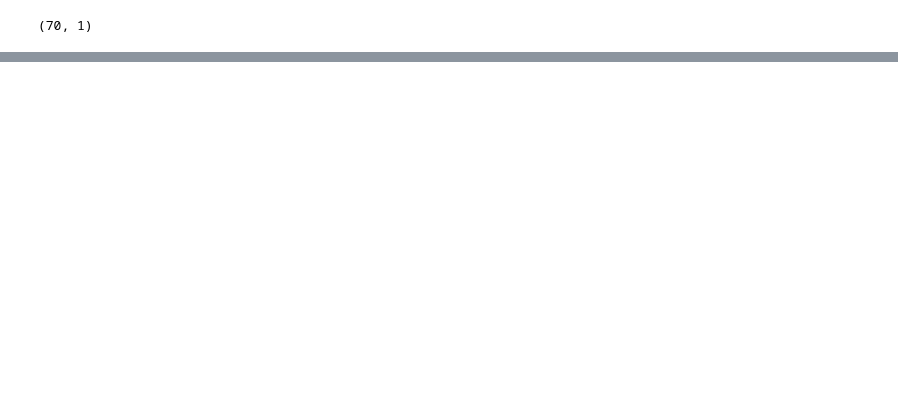
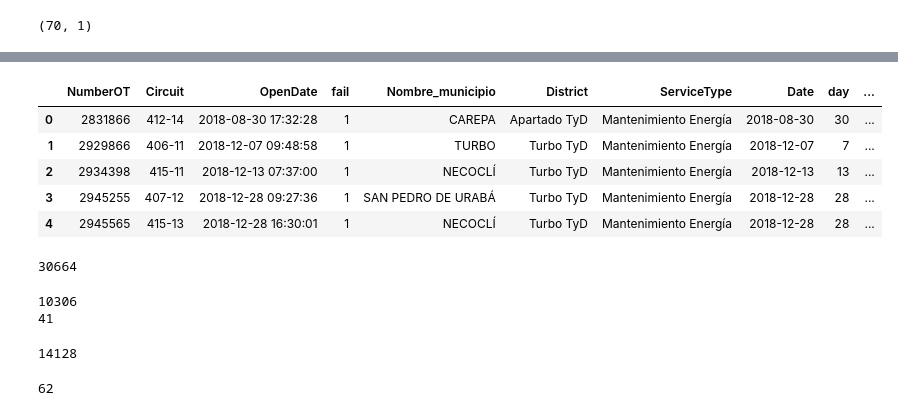
Before and after one commit to deagudelo/ds4a-team75, a Jupyter notebook: modelo.ipynb, the cells around one changed output, grey strips where cells are left out. Cells and saved outputs as stored; diff of their text form; code cells hidden in the pictures; blank space fills up the shorter version.

```diff
--- a/modelo.ipynb
+++ b/modelo.ipynb
@@ -58,11 +79,11 @@ dfi_tm=dfi_t.merge(divipola[["Código_municipio","Nombre_municipio", "Nombre_dep
 # %%
 #incluyendo el código del municipio en la base de fallas
-dff_m=dff.merge(divipola[["Código_municipio","Nombre_municipio", "Nombre_depto", "Código_depto "]], left_on="town", right_on="Nombre_municipio")
+dff_m=dff.merge(divipola[["Código_municipio","Nombre_municipio", "Nombre_depto", "Código_depto "]], left_on="town", right_on="Nombre_municipio" , how="left")
 # %%
 #incluyendo el código del municipio en las bases de precipitacion y humedad
 
-dfw_precip=dfw_precip.merge(divipola[["Código_municipio","Nombre_municipio", "Nombre_depto", "Código_depto "]], left_on="Municipio", right_on="Nombre_municipio")
-dfw_hum=dfw_hum.merge(divipola[["Código_municipio","Nombre_municipio", "Nombre_depto", "Código_depto "]], left_on="Municipio", right_on="Nombre_municipio")
+dfw_precip=dfw_precip.merge(divipola[["Código_municipio","Nombre_municipio", "Nombre_depto", "Código_depto "]], left_on="Municipio", right_on="Nombre_municipio", how="left")
+dfw_hum=dfw_hum.merge(divipola[["Código_municipio","Nombre_municipio", "Nombre_depto", "Código_depto "]], left_on="Municipio", right_on="Nombre_municipio", how="left")
 # %%
 print(len(dfi_tm))
 print(len(dff_m))
@@ -157,0 +193,37 @@ Testing data set length=2467
+# %%
+#merging with weather data
+
+#distinct_df.merge(dfw_hum[["","",""]])
+
+#pd.to_datetime(dfw_hum['Fecha'], format='%Y-%m-%d %H:%M')
+dfw_hum['Fecha']=dfw_hum['Fecha'].apply(pd.to_datetime, format='%Y-%m-%d %H:%M')
+dfw_hum['Date']=dfw_hum['Fecha'].dt.date
+#dfw_hum['day']=dfw_hum['Fecha'].dt.day
+#dfw_hum['Month']=dfw_hum['Fecha'].dt.month
+
+dfw_hum['Fecha']=dfw_hum['Fecha'].apply(pd.to_datetime, format='%Y-%m-%d %H:%M')
+dfw_hum['Date']=dfw_hum['Fecha'].dt.date
+
+dfw_precip['Fecha']=dfw_precip['Fecha'].apply(pd.to_datetime, format='%Y-%m-%d %H:%M')
+dfw_precip['Date']=dfw_precip['Fecha'].dt.date
+
+
+#####merging by date and municipio
+
+d=distinct_df.merge(dfw_hum[["Date", "Nombre_municipio", "Valor"]], on=["Date","Nombre_municipio"], how='left')
+d.rename(columns={'Valor': 'humedad_rel'}, inplace=True)
+d=d.merge(dfw_precip[["Date", "Nombre_municipio", "Valor"]], on=["Date","Nombre_municipio"], how='left')
+d.rename(columns={'Valor': 'precipitacion'}, inplace=True)
+distinct_dff=d
+distinct_dff.head()
+# %% [output]
+|  | NumberOT | Circuit | OpenDate | fail | Nombre_municipio | District | ServiceType | Date | day | ... |
+| 0 | 2831866 | 412-14 | 2018-08-30 17:32:28 | 1 | CAREPA | Apartado TyD | Mantenimiento Energía | 2018-08-30 | 30 | ... |
+| 1 | 2929866 | 406-11 | 2018-12-07 09:48:58 | 1 | TURBO | Turbo TyD | Mantenimiento Energía | 2018-12-07 | 7 | ... |
+| 2 | 2934398 | 415-11 | 2018-12-13 07:37:00 | 1 | NECOCLÍ | Turbo TyD | Mantenimiento Energía | 2018-12-13 | 13 | ... |
+| 3 | 2945255 | 407-12 | 2018-12-28 09:27:36 | 1 | SAN PEDRO DE URABÁ | Turbo TyD | Mantenimiento Energía | 2018-12-28 | 28 | ... |
+| 4 | 2945565 | 415-13 | 2018-12-28 16:30:01 | 1 | NECOCLÍ | Turbo TyD | Mantenimiento Energía | 2018-12-28 | 28 | ... |
+# %%
+print(len(distinct_dff))
+# %% [output]
+30664
@@ -157,0 +232,16 @@ Testing data set length=2467
+# %%
+a=distinct_dff[distinct_dff["precipitacion"].isnull()]
+print(30643 - len(a))
+c=distinct_dff[distinct_dff["humedad_rel"].isnull()]
+print(30643 - len(c))
+# %% [output]
+10306
+41
+# %%
+print(len(distinct_df1))
+# %% [output]
+14128
+# %%
+len(distinct_df1["Circuit"].unique())
+# %% [output]
+62
```
Also changed, not shown: parts of 27 cells of this notebook, 9 other files.
